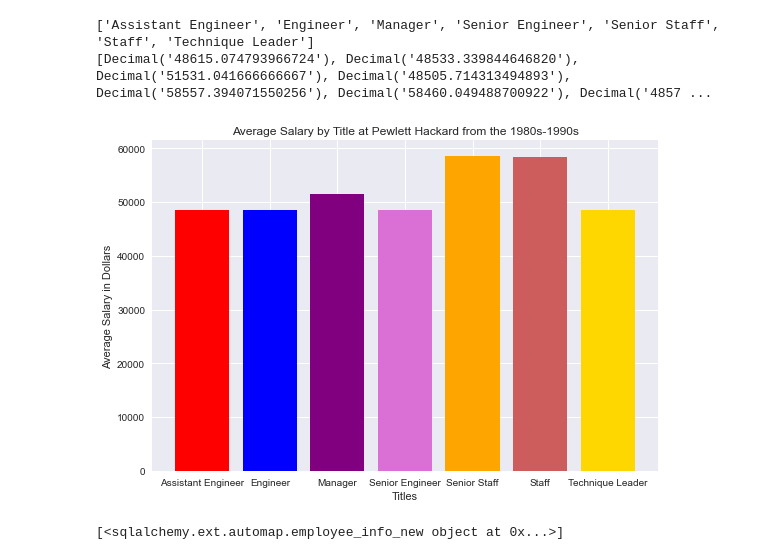
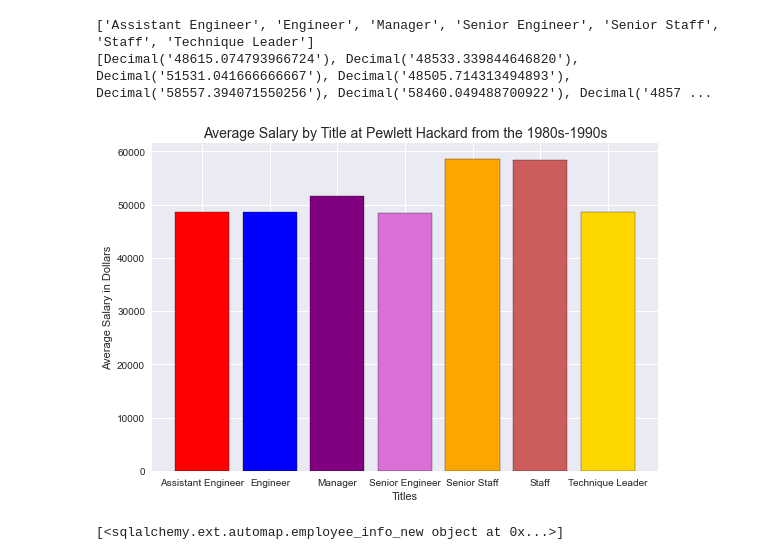
Before and after one commit to rromang/sql-activity, a Jupyter notebook: bonus.ipynb, the cells around one changed output. Saved outputs shown, nothing was run; the diff lists cells and outputs as text; code cells hidden in the pictures.

```diff
--- a/bonus.ipynb
+++ b/bonus.ipynb
@@ -12,6 +12,6 @@ from sqlalchemy.orm import Session
 from sqlalchemy import create_engine, inspect, func
 # %%
 from sqlalchemy import create_engine
-engine = create_engine('postgresql://postgres:---@localhost:5433/employee_db')
+engine = create_engine('postgresql://postgres:----@localhost:5433/employee_db')
 connection = engine.connect()
 # %%
@@ -136,15 +137,15 @@ print(salary_average)
 [Decimal('48615.074793966724'), Decimal('48533.339844646820'), Decimal('51531.041666666667'), Decimal('48505.714313494893'), Decimal('58557.394071550256'), Decimal('58460.049488700922'), Decimal('4857 ...
 # %%
 fig, ax = plt.subplots()
-colors = ['red', 'blue', 'purple', 'orchid', 'orange', 'indianred', 'gold', 'seagreen']
-ax.bar(salary_title, salary_average, color=colors)
+colors = ['red', 'blue', 'purple', 'orchid', 'orange', 'indianred', 'gold']
+ax.bar(salary_title, salary_average, color=colors, edgecolor='black')
 ax.set_xlabel("Titles")
 ax.set_ylabel("Average Salary in Dollars")
-ax.set_title("Average Salary by Title at Pewlett Hackard from the 1980s-1990s")
+ax.set_title("Average Salary by Title at Pewlett Hackard from the 1980s-1990s", size=14)
 fig.tight_layout()
 plt.show()
 # %% [output]
-[figure, old version]
+[figure, new version]
 # %%
 result1 = session.query(Emps).filter_by(emp_no=499942).all()
 print(result1)
```
Also changed, not shown: parts of 3 cells of this notebook, 1 other file.
